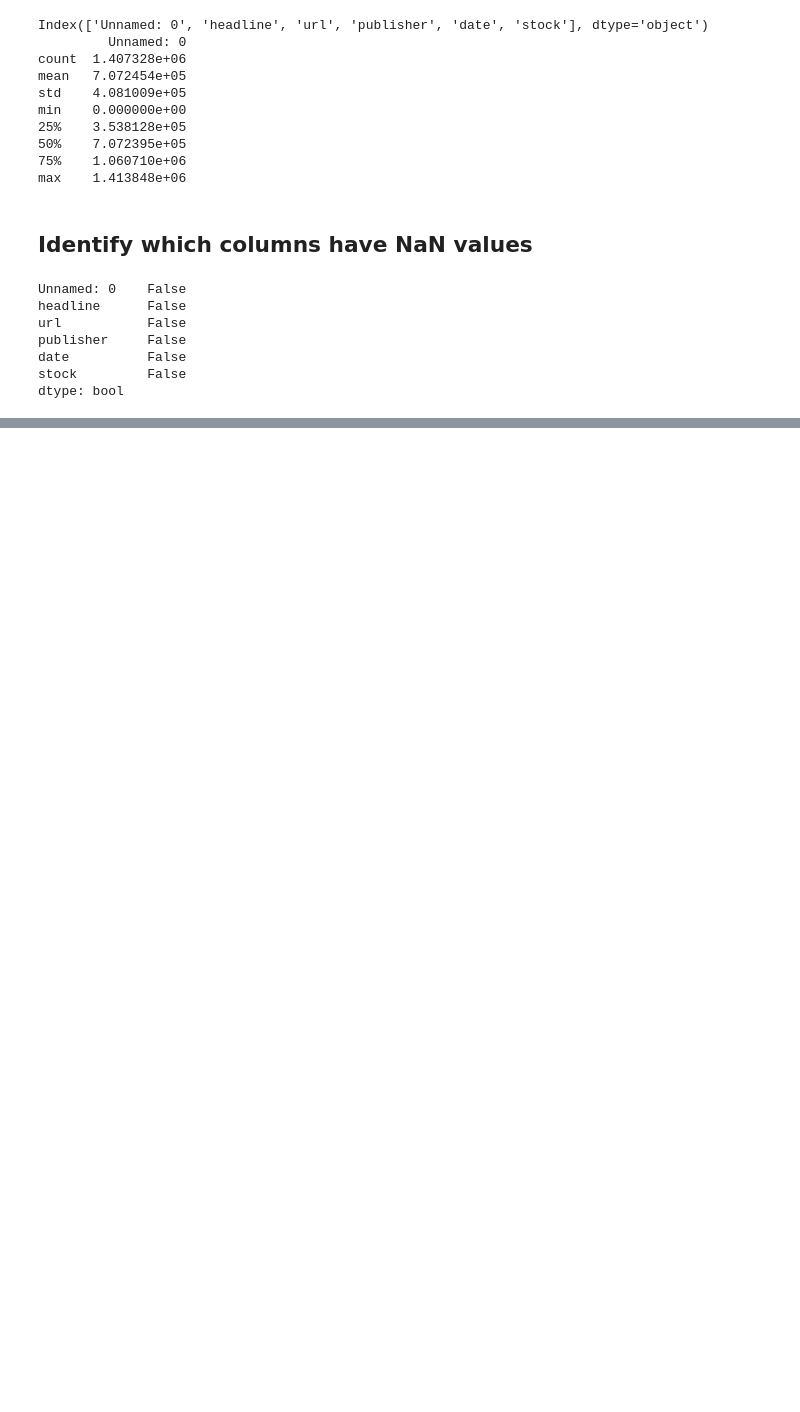
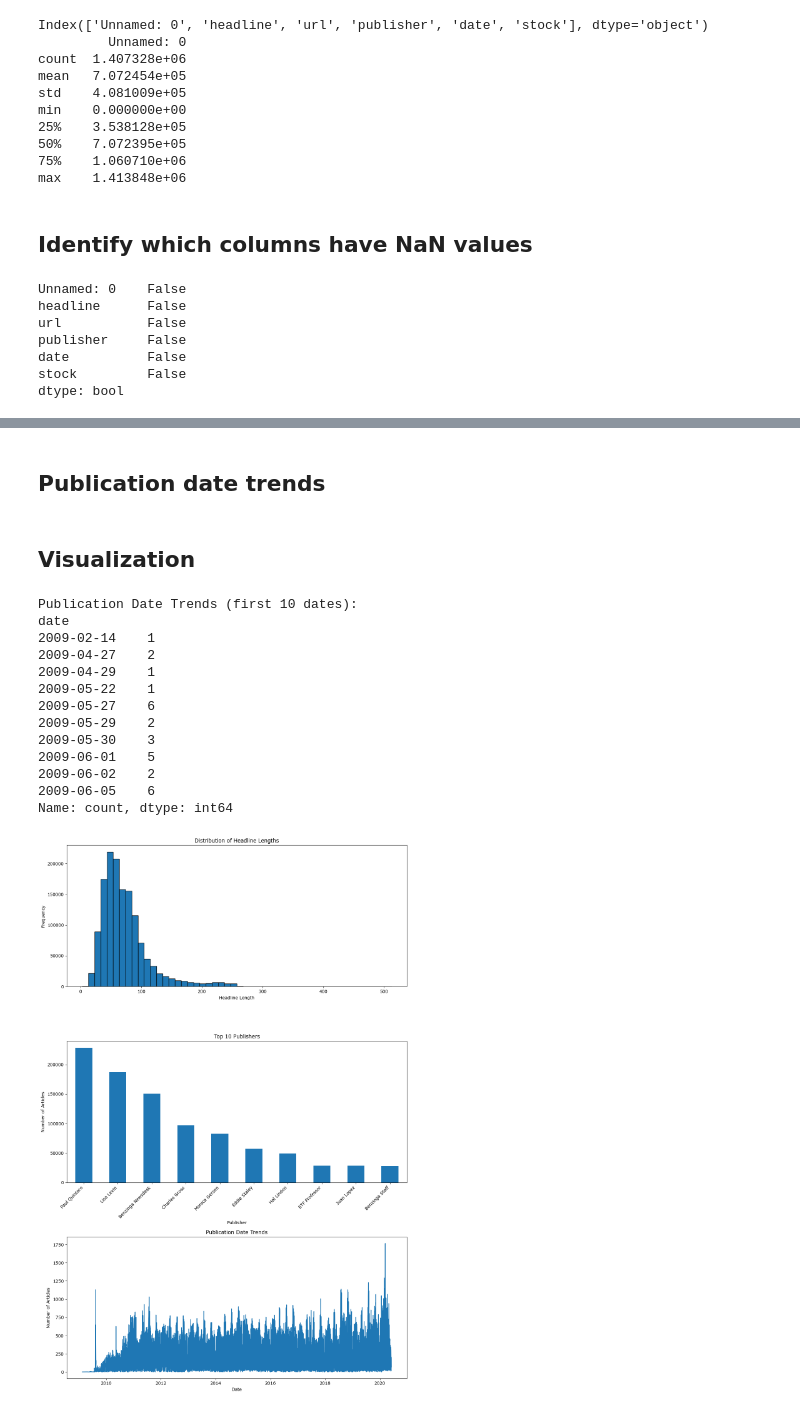
Before and after one commit to doffn/week1_eda, a Jupyter notebook: notebooks/main.ipynb, the cells around one changed output, grey strips where cells are left out. Drawn from its saved outputs; the diff is of its cells as text; code cells hidden in the pictures; blank space fills up the shorter version.

```diff
--- a/notebooks/main.ipynb
+++ b/notebooks/main.ipynb
@@ -79,0 +67,6 @@ Name: headline, dtype: float64
+# %%
+data['headline_length'] = data['headline'].apply(len)
+headline_stats = data['headline_length'].describe()
+
+print("Headline Length Statistics:")
+print(headline_stats)
@@ -79,0 +86,5 @@ Name: headline, dtype: float64
+# %%
+publisher_counts = data['publisher'].value_counts()
+
+print("\nTop 10 Publishers by Number of Articles:")
+print(publisher_counts.head(10))
@@ -79,0 +105,58 @@ Name: headline, dtype: float64
+# %% [markdown]
+## Publication date trends
+# %%
+def convert_to_datetime(date_string):
+    try:
+        return datetime.strptime(date_string, "%Y-%m-%d %H:%M:%S")
+    except ValueError:
+        # Handle or log errors as needed
+        return None
+# %%
+data['date'] = data['date'].apply(convert_to_datetime)
+# %% [markdown]
+## Visualization
+# %%
+date_counts = data['date'].dt.date.value_counts().sort_index()
+
+print("\nPublication Date Trends (first 10 dates):")
+print(date_counts.head(10))
+
+# Cell 6: Visualizations
+fig, (ax1, ax2, ax3) = plt.subplots(3, 1, figsize=(12, 18))
+
+# Headline length distribution
+ax1.hist(data['headline_length'], bins=50, edgecolor='black')
+ax1.set_title('Distribution of Headline Lengths')
+ax1.set_xlabel('Headline Length')
+ax1.set_ylabel('Frequency')
+
+# Top publishers
+publisher_counts.head(10).plot(kind='bar', ax=ax2)
+ax2.set_title('Top 10 Publishers')
+ax2.set_xlabel('Publisher')
+ax2.set_ylabel('Number of Articles')
+plt.setp(ax2.xaxis.get_majorticklabels(), rotation=45, ha='right')
+
+# Publication date trends
+date_counts.plot(ax=ax3)
+ax3.set_title('Publication Date Trends')
+ax3.set_xlabel('Date')
+ax3.set_ylabel('Number of Articles')
+
+plt.tight_layout()
+plt.show()
+# %% [output]
+Publication Date Trends (first 10 dates):
+date
+2009-02-14    1
+2009-04-27    2
+2009-04-29    1
+2009-05-22    1
+2009-05-27    6
+2009-05-29    2
+2009-05-30    3
+2009-06-01    5
+2009-06-02    2
+2009-06-05    6
+Name: count, dtype: int64
+[figure, added]
```
Also changed, not shown: parts of 5 cells of this notebook.
